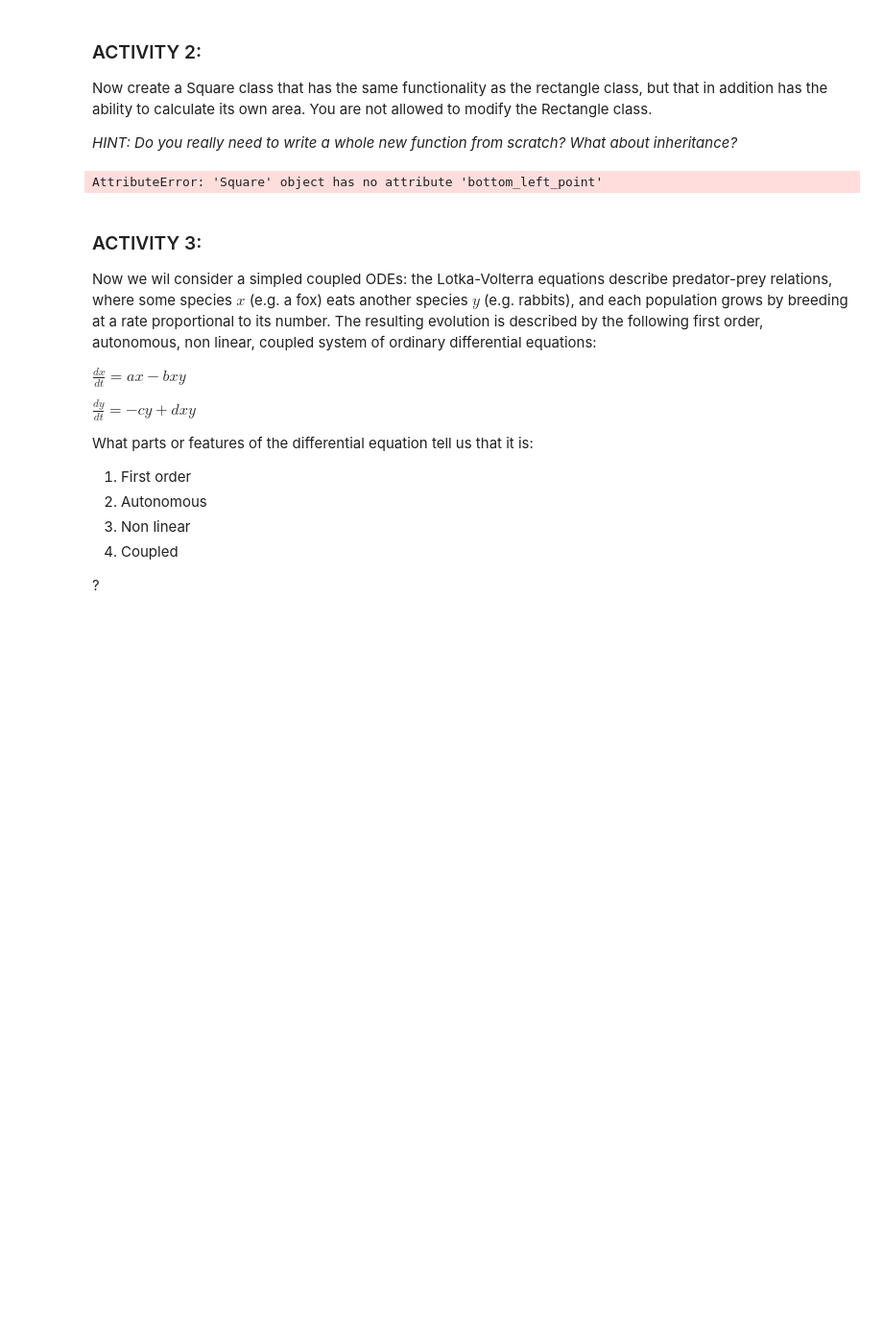
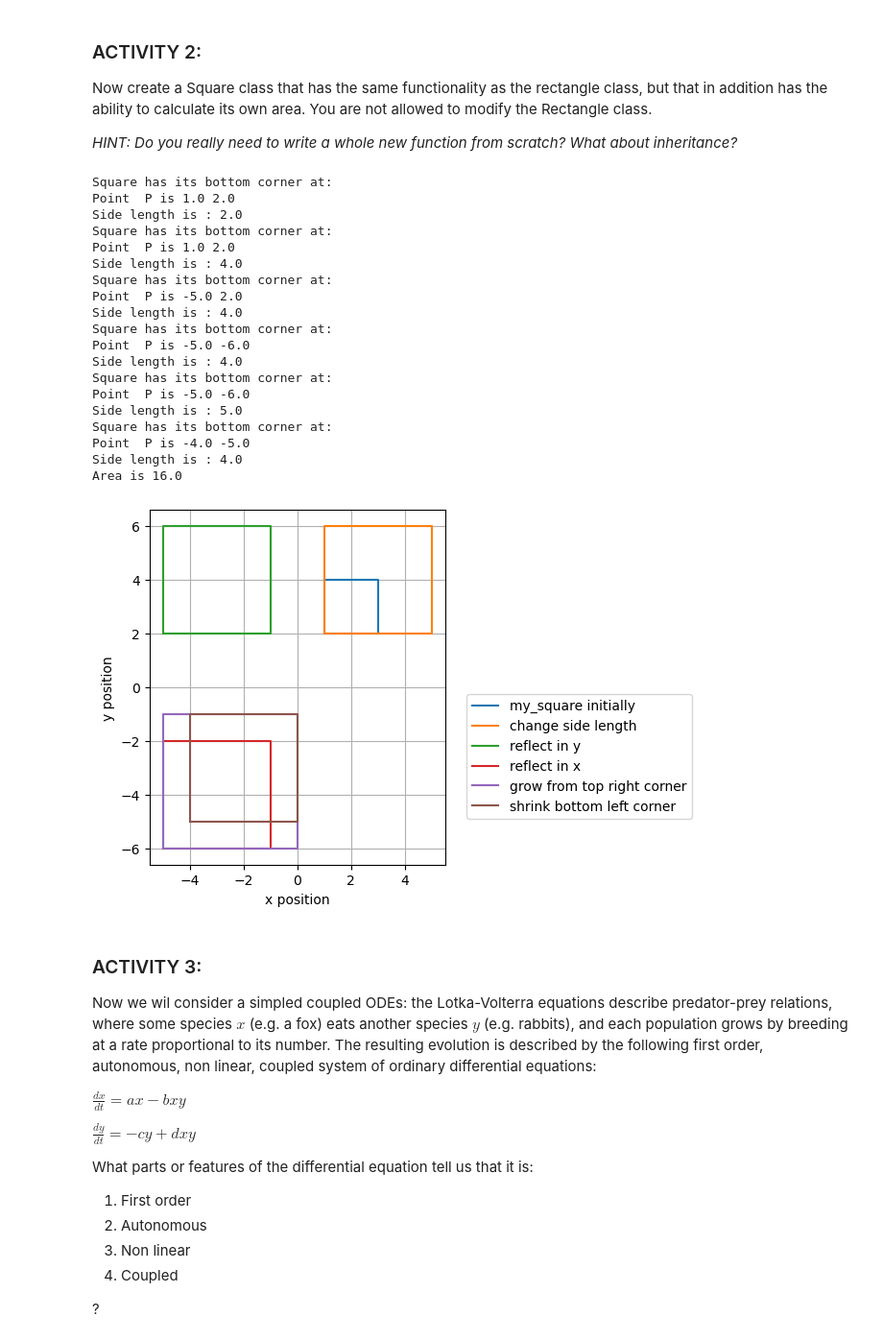
Before and after one commit to VeatrikiVas/TopicsInSciComp, a Jupyter notebook: Notebooks/Week3_LabExercises.ipynb, the cells around one changed output. Shown: that part at 96% size. Drawn from its saved outputs; the diff is of its cells as text; code cells hidden in the pictures; blank space fills up the shorter version.

```diff
--- a/Notebooks/Week3_LabExercises.ipynb
+++ b/Notebooks/Week3_LabExercises.ipynb
@@ -341,37 +366,62 @@ ax = plt.gcf().gca()
 my_square.plot_rectangle(ax,"my_square initially")
 ax.set_aspect('equal')
 
 # Can reset the side length, which also resets the top right point
 my_square.side_length = 4.0
 my_square.plot_rectangle(ax,"change side length")
 my_square.print_and_check_square()
 
 # Test some of the reflections
+
+# Reflect about the y axis, the square with side length 4
 my_square.reflect_rectangle_about_axis('y')
 my_square.plot_rectangle(ax,"reflect in y")
 my_square.print_and_check_square()
 
+# Reflect about the x axis the rectangle that has been reflected on the y axis
 my_square.reflect_rectangle_about_axis('x')
 my_square.plot_rectangle(ax,"reflect in x")
 my_square.print_and_check_square()
 
 # Now the growing method
-my_square.grow_square_from_corner(1.0, moved_corner='top_right')
+
+# Grow the sides of the reflected rectangle
+my_square.grow_square_from_corner(1.0, moved_corner='top_right') # _side_length + dx = 4+1 = 5
 my_square.plot_rectangle(ax,"grow from top right corner")
 my_square.print_and_check_square()
 
-my_square.grow_square_from_corner(-1.0, moved_corner='bottom_left')
+# Grow the sides of the grown sides of the reflected rectangle
+my_square.grow_square_from_corner(-1.0, moved_corner='bottom_left') # _side_length + dx = 4-1 = 3
 my_square.plot_rectangle(ax,"shrink bottom left corner")
 my_square.print_and_check_square()
 
 # Test area
-area = my_square.calculate_area_square()
+area = my_square.calculate_area()
 print("Area is", area)
 
 # Add legend to the plot
 plt.legend(bbox_to_anchor=(1.05, 0.5));
 # %% [output]
-AttributeError: 'Square' object has no attribute 'bottom_left_point'
+Square has its bottom corner at:
+Point  P is 1.0 2.0
+Side length is : 2.0
+Square has its bottom corner at:
+Point  P is 1.0 2.0
+Side length is : 4.0
+Square has its bottom corner at:
+Point  P is -5.0 2.0
+Side length is : 4.0
+Square has its bottom corner at:
+Point  P is -5.0 -6.0
+Side length is : 4.0
+Square has its bottom corner at:
+Point  P is -5.0 -6.0
+Side length is : 5.0
+Square has its bottom corner at:
+Point  P is -4.0 -5.0
+Side length is : 4.0
+Area is 16.0
+[figure, added]
 # %% [markdown]
 ### ACTIVITY 3:
 
```
Also changed, not shown: parts of 8 cells of this notebook.
